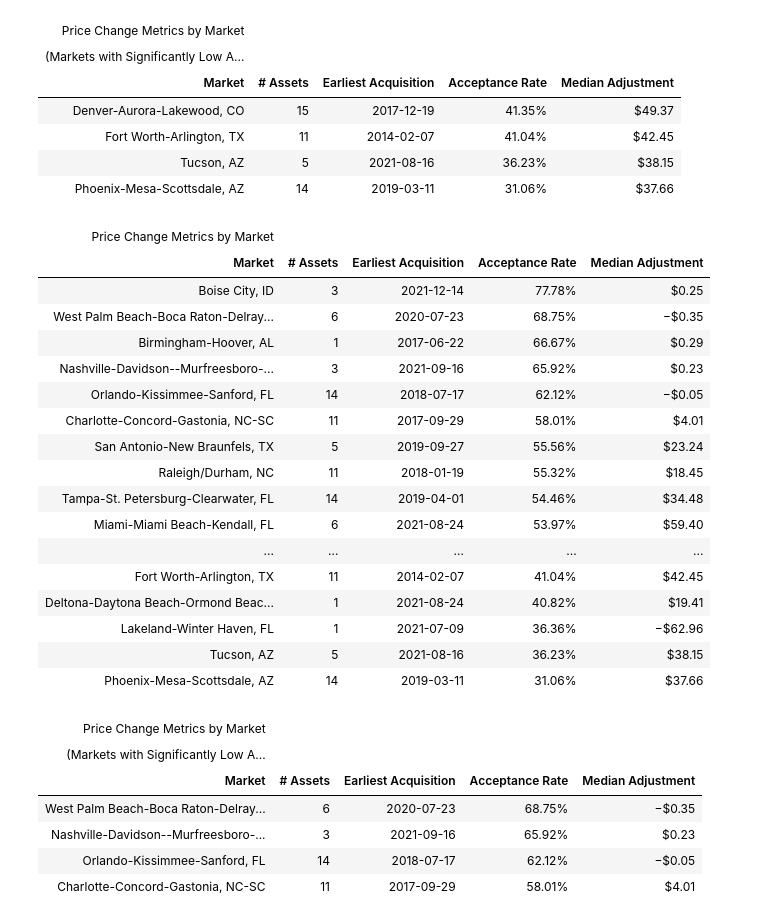
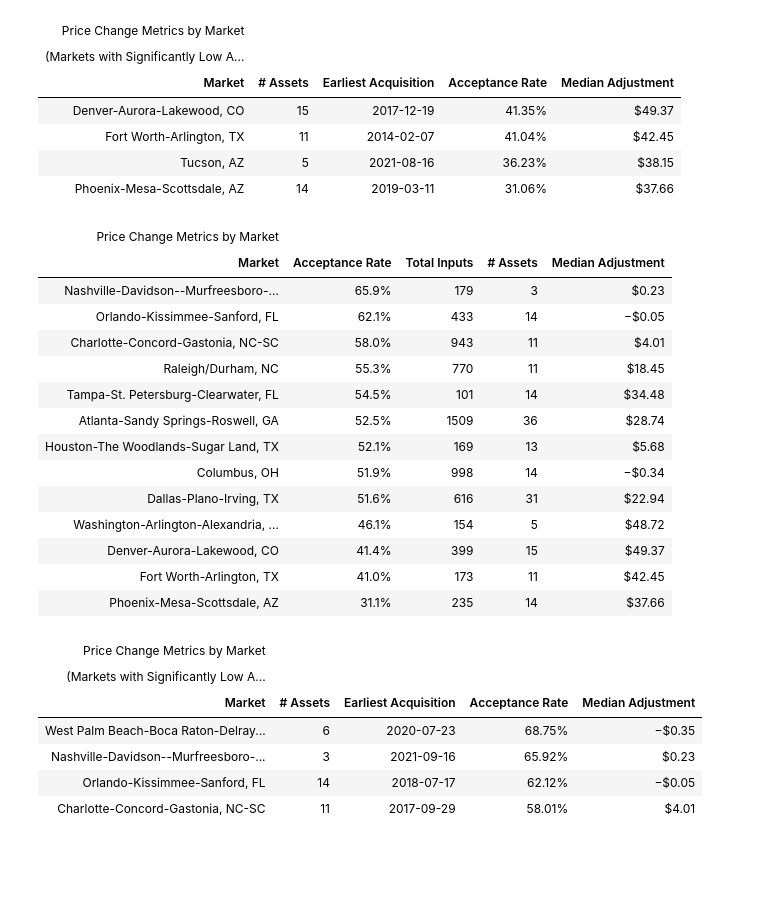
Before and after one commit to tysonking02/rm_edits, a Jupyter notebook: rm_edits_exploratory.ipynb, the cells around one changed output. Drawn from its saved outputs; the diff is of its cells as text; code cells hidden in the pictures; blank space fills up the shorter version.

```diff
--- a/rm_edits_exploratory.ipynb
+++ b/rm_edits_exploratory.ipynb
@@ -268,7 +365,7 @@ by_market['p_value'] = by_market['MarketName'].apply(lambda x: perform_hypothesi
 # Adding a new column 'is_significant' to indicate if p-value is less than 0.05 (95% confidence)
 by_market['is_significant'] = by_market['p_value'] < 0.05
 
-by_market = by_market[['MarketName', 'num_assets', 'acquisition_date', 'acceptance_rate', 'median_adjustment', 'count', 'p_value', 'is_significant']]
+by_market = by_market[['MarketName', 'count', 'num_assets', 'acquisition_date', 'acceptance_rate', 'median_adjustment', 'p_value', 'is_significant']]
 
 # Filter markets that are significantly different from the overall mean (p-value < 0.05)
 significant_markets = by_market[by_market['is_significant']]
@@ -312,45 +409,45 @@ table
 | Phoenix-Mesa-Scottsdale, AZ | 14 | 2019-03-11 | 31.06% | $37.66 |
 # %%
 # Create a GT object
-table = GT(by_market.drop(columns=['count', 'p_value', 'is_significant']))
+table = GT(by_market[by_market['count'] > 80].drop(columns=['p_value', 'is_significant', 'acquisition_date']))
 
 table = (
     table
+    .cols_move(columns="acceptance_rate", after="MarketName")
     .cols_label(MarketName = md("**Market**"),
+                count = md("**Total Inputs**"),
                 num_assets = md("**# Assets**"),
-                acquisition_date = md("**Earliest Acquisition**"),
                 acceptance_rate = md("**Acceptance Rate**"),
                 median_adjustment = md("**Median Adjustment**"))
     .tab_header(title = "Price Change Metrics by Market")
     .fmt_currency(columns = 4)
-    .fmt_percent(columns = 3)
+    .fmt_percent(columns = 3, decimals=1)
     .tab_style(
         style=style.text(style="italic"),
         locations = loc.body(columns=0)
     )
 )
 
+table
+
 # Display the table
-table.save('figures/acc_bymarket.png')
+# table.save('figures/acc_bymarket.png')
 # %% [output]
 | Price Change Metrics by Market |  |  |  |  |
-| Market | # Assets | Earliest Acquisition | Acceptance Rate | Median Adjustment |
-| Boise City, ID | 3 | 2021-12-14 | 77.78% | $0.25 |
-| West Palm Beach-Boca Raton-Delray... | 6 | 2020-07-23 | 68.75% | −$0.35 |
-| Birmingham-Hoover, AL | 1 | 2017-06-22 | 66.67% | $0.29 |
-| Nashville-Davidson--Murfreesboro-... | 3 | 2021-09-16 | 65.92% | $0.23 |
-| Orlando-Kissimmee-Sanford, FL | 14 | 2018-07-17 | 62.12% | −$0.05 |
-| Charlotte-Concord-Gastonia, NC-SC | 11 | 2017-09-29 | 58.01% | $4.01 |
-| San Antonio-New Braunfels, TX | 5 | 2019-09-27 | 55.56% | $23.24 |
-| Raleigh/Durham, NC | 11 | 2018-01-19 | 55.32% | $18.45 |
-| Tampa-St. Petersburg-Clearwater, FL | 14 | 2019-04-01 | 54.46% | $34.48 |
-| Miami-Miami Beach-Kendall, FL | 6 | 2021-08-24 | 53.97% | $59.40 |
-| ... | ... | ... | ... | ... |
-| Fort Worth-Arlington, TX | 11 | 2014-02-07 | 41.04% | $42.45 |
-| Deltona-Daytona Beach-Ormond Beac... | 1 | 2021-08-24 | 40.82% | $19.41 |
-| Lakeland-Winter Haven, FL | 1 | 2021-07-09 | 36.36% | −$62.96 |
-| Tucson, AZ | 5 | 2021-08-16 | 36.23% | $38.15 |
-| Phoenix-Mesa-Scottsdale, AZ | 14 | 2019-03-11 | 31.06% | $37.66 |
+| Market | Acceptance Rate | Total Inputs | # Assets | Median Adjustment |
+| Nashville-Davidson--Murfreesboro-... | 65.9% | 179 | 3 | $0.23 |
+| Orlando-Kissimmee-Sanford, FL | 62.1% | 433 | 14 | −$0.05 |
+| Charlotte-Concord-Gastonia, NC-SC | 58.0% | 943 | 11 | $4.01 |
+| Raleigh/Durham, NC | 55.3% | 770 | 11 | $18.45 |
+| Tampa-St. Petersburg-Clearwater, FL | 54.5% | 101 | 14 | $34.48 |
+| Atlanta-Sandy Springs-Roswell, GA | 52.5% | 1509 | 36 | $28.74 |
+| Houston-The Woodlands-Sugar Land, TX | 52.1% | 169 | 13 | $5.68 |
+| Columbus, OH | 51.9% | 998 | 14 | −$0.34 |
+| Dallas-Plano-Irving, TX | 51.6% | 616 | 31 | $22.94 |
+| Washington-Arlington-Alexandria, ... | 46.1% | 154 | 5 | $48.72 |
+| Denver-Aurora-Lakewood, CO | 41.4% | 399 | 15 | $49.37 |
+| Fort Worth-Arlington, TX | 41.0% | 173 | 11 | $42.45 |
+| Phoenix-Mesa-Scottsdale, AZ | 31.1% | 235 | 14 | $37.66 |
 # %%
 above_average_markets = significant_markets[significant_markets['acceptance_rate'] > overall_mean_acceptance_rate]
 
```
Also changed, not shown: parts of 6 cells of this notebook, 20 other files.
